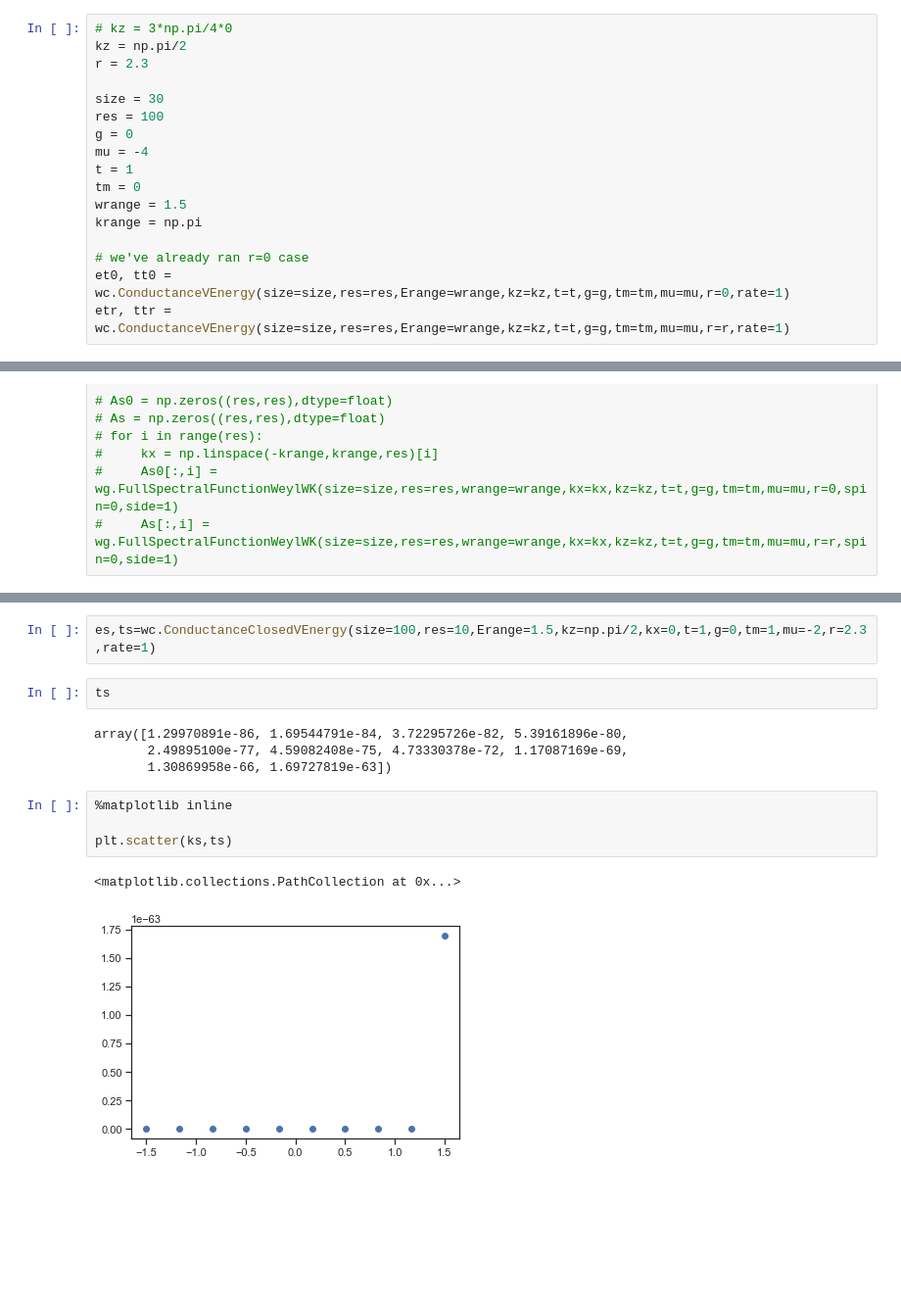
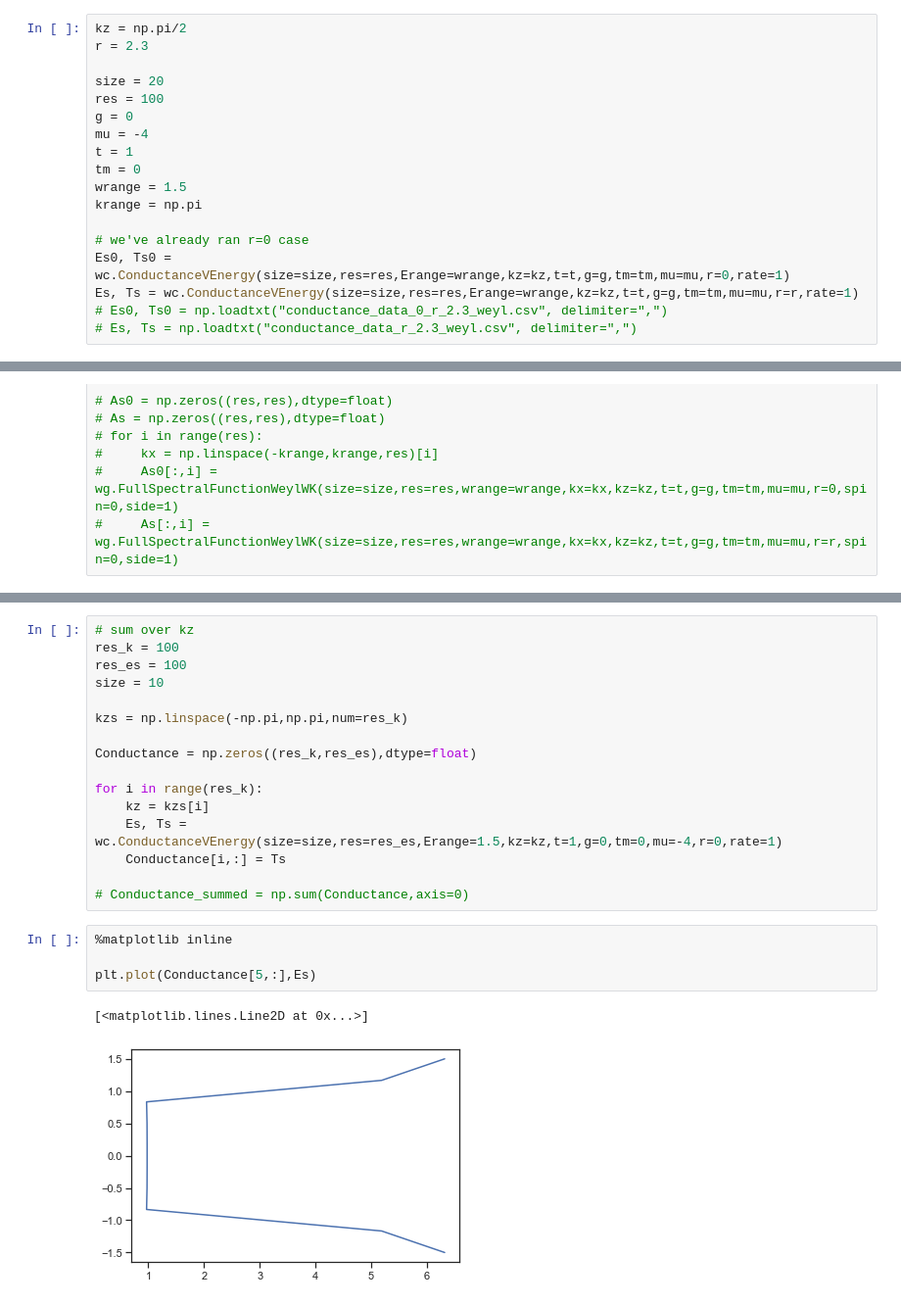
Before and after one commit to leogoutte/weylsemimetal_tools, a Jupyter notebook: WeylConductance.ipynb, the cells around one changed output, grey strips where cells are left out. Shown at 98% size. Drawn from its saved outputs; the diff is of its cells as text; blank space fills up the shorter version.

Commit message:
Updated with results on first draft -- interface spins, discrete plots, conductance along and across

```diff
--- a/WeylConductance.ipynb
+++ b/WeylConductance.ipynb
@@ -215,11 +215,10 @@ def CoordToRes(x,res,krange):
     # converts points to be able to plot them imshow
     return res / (2 * krange) * np.asarray(x) + res / 2
 # %%
-# kz = 3*np.pi/4*0
 kz = np.pi/2
 r = 2.3
 
-size = 30
+size = 20
 res = 100
 g = 0
 mu = -4
@@ -229,8 +228,10 @@ wrange = 1.5
 krange = np.pi
 
 # we've already ran r=0 case
-et0, tt0 = wc.ConductanceVEnergy(size=size,res=res,Erange=wrange,kz=kz,t=t,g=g,tm=tm,mu=mu,r=0,rate=1)
-etr, ttr = wc.ConductanceVEnergy(size=size,res=res,Erange=wrange,kz=kz,t=t,g=g,tm=tm,mu=mu,r=r,rate=1)
+Es0, Ts0 = wc.ConductanceVEnergy(size=size,res=res,Erange=wrange,kz=kz,t=t,g=g,tm=tm,mu=mu,r=0,rate=1)
+Es, Ts = wc.ConductanceVEnergy(size=size,res=res,Erange=wrange,kz=kz,t=t,g=g,tm=tm,mu=mu,r=r,rate=1)
+# Es0, Ts0 = np.loadtxt("conductance_data_0_r_2.3_weyl.csv", delimiter=",")
+# Es, Ts = np.loadtxt("conductance_data_r_2.3_weyl.csv", delimiter=",")
 # %%
 kxs = np.linspace(-krange,krange,res)
 
@@ -308,18 +315,26 @@ plt.show()
 # %% [output]
 [interactive output not drawn]
 [interactive output not drawn]
-# %%
-es,ts=wc.ConductanceClosedVEnergy(size=100,res=10,Erange=1.5,kz=np.pi/2,kx=0,t=1,g=0,tm=1,mu=-2,r=2.3,rate=1)
-# %%
-ts
-# %% [output]
-array([1.29970891e-86, 1.69544791e-84, 3.72295726e-82, 5.39161896e-80,
-       2.49895100e-77, 4.59082408e-75, 4.73330378e-72, 1.17087169e-69,
-       1.30869958e-66, 1.69727819e-63])
+# %%
+# sum over kz
+res_k = 100
+res_es = 100
+size = 10
+
+kzs = np.linspace(-np.pi,np.pi,num=res_k)
+
+Conductance = np.zeros((res_k,res_es),dtype=float)
+
+for i in range(res_k):
+    kz = kzs[i]
+    Es, Ts = wc.ConductanceVEnergy(size=size,res=res_es,Erange=1.5,kz=kz,t=1,g=0,tm=0,mu=-4,r=0,rate=1)
+    Conductance[i,:] = Ts
+
+# Conductance_summed = np.sum(Conductance,axis=0)
 # %%
 %matplotlib inline
 
-plt.scatter(ks,ts)
+plt.plot(Conductance[5,:],Es)
 # %% [output]
-<matplotlib.collections.PathCollection at 0x...>
+[<matplotlib.lines.Line2D at 0x...>]
-[figure, old version]
+[figure, new version]
```
Also changed, not shown: parts of 2 cells of this notebook, 5 other files.
